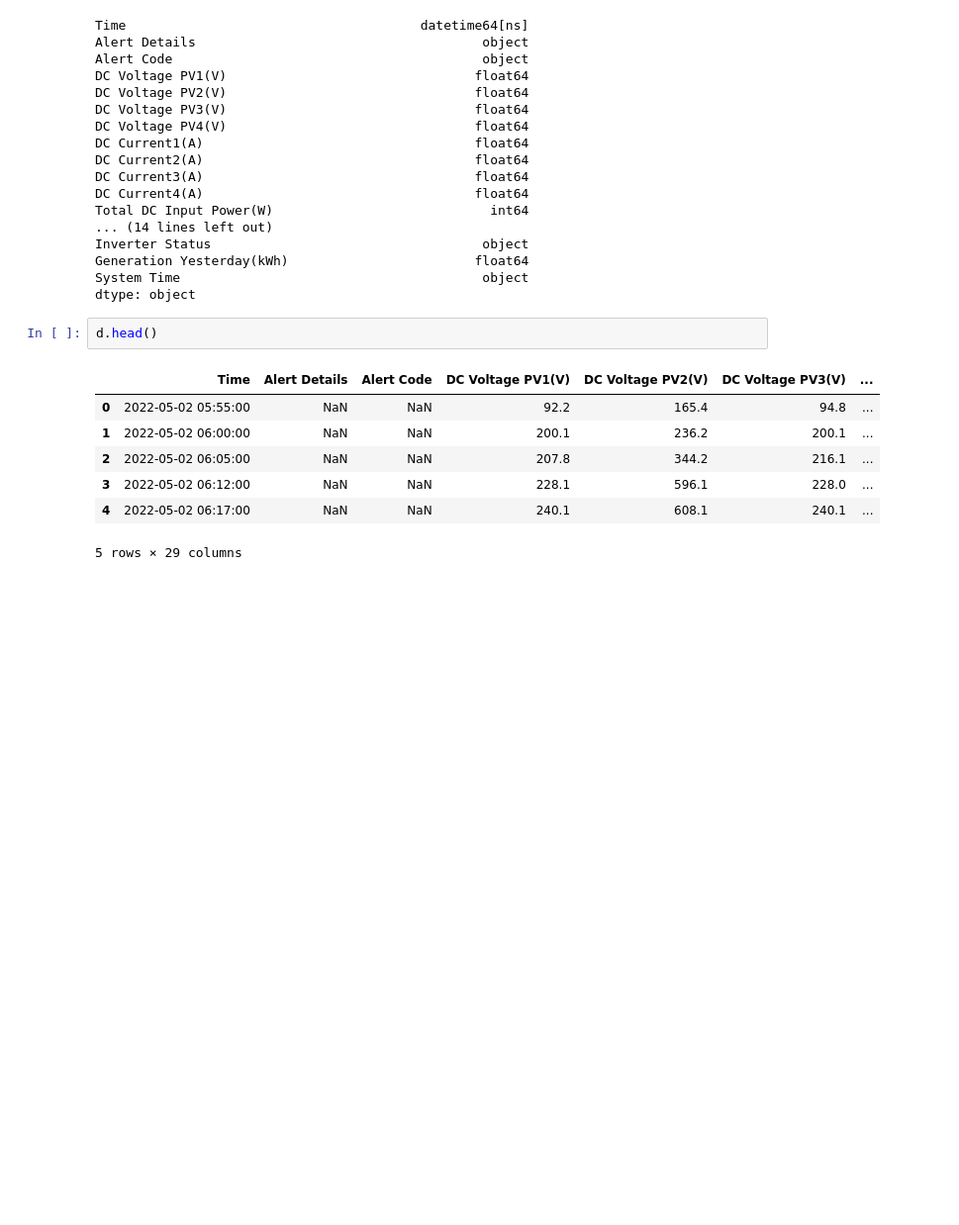
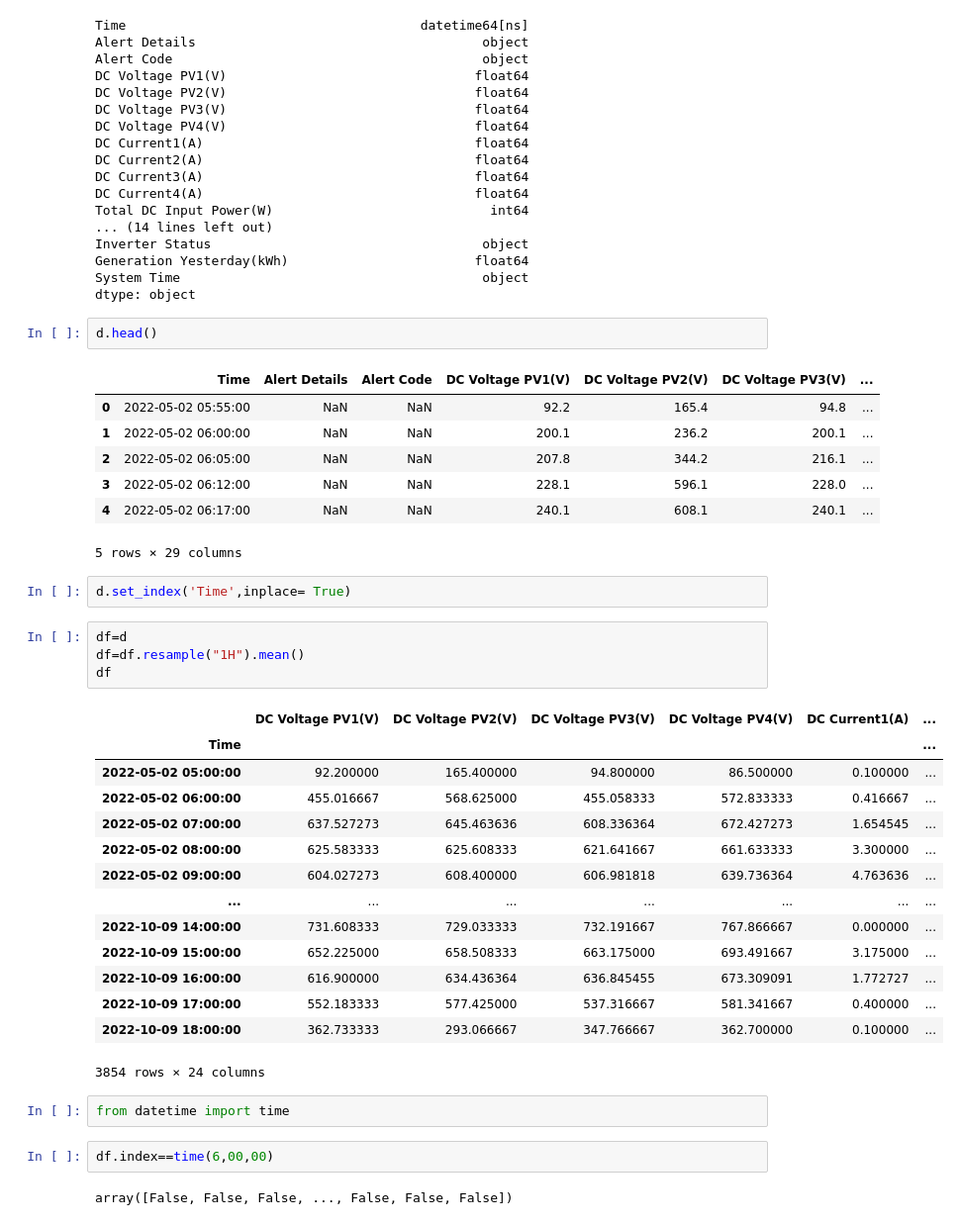
Before and after one commit to AksharaReddyPatlannagari/MAJOR-PROJECT, a Jupyter notebook: processing.ipynb, the cells around one changed output. Shown at 99% size. Drawn from its saved outputs; the diff is of its cells as text; blank space fills up the shorter version.

```diff
--- a/processing.ipynb
+++ b/processing.ipynb
@@ -257,3 +257,30 @@ d.head()
 | 3 | 2022-05-02 06:12:00 | NaN | NaN | 228.1 | 596.1 | 228.0 | ... |
 | 4 | 2022-05-02 06:17:00 | NaN | NaN | 240.1 | 608.1 | 240.1 | ... |
 5 rows × 29 columns
+# %%
+d.set_index('Time',inplace= True)
+# %%
+df=d
+df=df.resample("1H").mean()
+df
+# %% [output]
+|  | DC Voltage PV1(V) | DC Voltage PV2(V) | DC Voltage PV3(V) | DC Voltage PV4(V) | DC Current1(A) | ... |
+| Time |  |  |  |  |  | ... |
+| 2022-05-02 05:00:00 | 92.200000 | 165.400000 | 94.800000 | 86.500000 | 0.100000 | ... |
+| 2022-05-02 06:00:00 | 455.016667 | 568.625000 | 455.058333 | 572.833333 | 0.416667 | ... |
+| 2022-05-02 07:00:00 | 637.527273 | 645.463636 | 608.336364 | 672.427273 | 1.654545 | ... |
+| 2022-05-02 08:00:00 | 625.583333 | 625.608333 | 621.641667 | 661.633333 | 3.300000 | ... |
+| 2022-05-02 09:00:00 | 604.027273 | 608.400000 | 606.981818 | 639.736364 | 4.763636 | ... |
+| ... | ... | ... | ... | ... | ... | ... |
+| 2022-10-09 14:00:00 | 731.608333 | 729.033333 | 732.191667 | 767.866667 | 0.000000 | ... |
+| 2022-10-09 15:00:00 | 652.225000 | 658.508333 | 663.175000 | 693.491667 | 3.175000 | ... |
+| 2022-10-09 16:00:00 | 616.900000 | 634.436364 | 636.845455 | 673.309091 | 1.772727 | ... |
+| 2022-10-09 17:00:00 | 552.183333 | 577.425000 | 537.316667 | 581.341667 | 0.400000 | ... |
+| 2022-10-09 18:00:00 | 362.733333 | 293.066667 | 347.766667 | 362.700000 | 0.100000 | ... |
+3854 rows × 24 columns
+# %%
+from datetime import time
+# %%
+df.index==time(6,00,00)
+# %% [output]
+array([False, False, False, ..., False, False, False])
```
Also changed, not shown: 3 other files.
